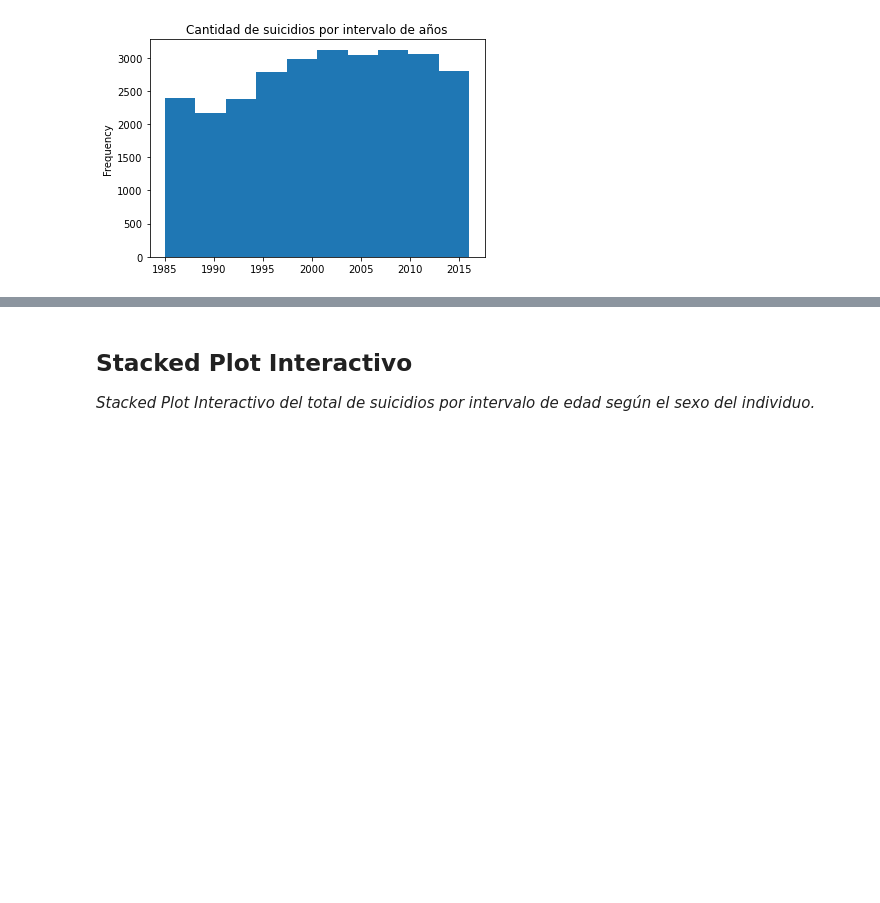
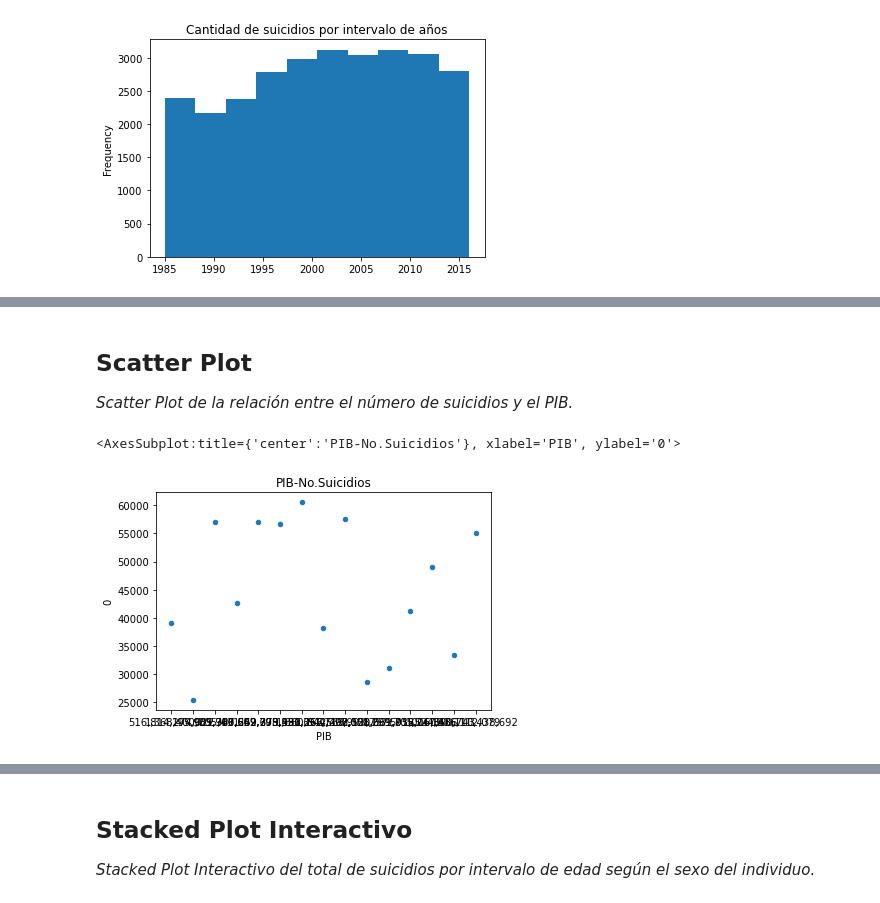
Before and after one commit to SahoriRamirez/MineriaDeDatos, a Jupyter notebook: Archivos/Vialización_04.ipynb, the cells around one changed output, grey strips where cells are left out. Saved outputs shown, nothing was run; the diff lists cells and outputs as text; code cells hidden in the pictures; blank space fills up the shorter version.

```diff
--- a/Archivos/Vialización_04.ipynb
+++ b/Archivos/Vialización_04.ipynb
@@ -580,0 +548,14 @@ grafico_scatter2.sample(15).plot.scatter(x=0,y='POBLACION')
+# %% [markdown]
+## Scatter Plot
+
+_Scatter Plot de la relación entre el número de suicidios y el PIB._
+# %%
+suicidios_años_federacion=datos_totalsuicidios_federacion.iloc[4:31]
+pip_federacion=registros_federacion_rusa['PIB'].unique()
+grafico_scatter1=pd.DataFrame(suicidios_años_federacion)
+
+grafico_scatter1.insert(1,'PIB',pip_federacion)
+grafico_scatter1.sample(15).plot.scatter(x='PIB',y=0,title="PIB-No.Suicidios")
+# %% [output]
+<AxesSubplot:title={'center':'PIB-No.Suicidios'}, xlabel='PIB', ylabel='0'>
+[figure, added]
```
Also changed, not shown: parts of 33 cells of this notebook.
